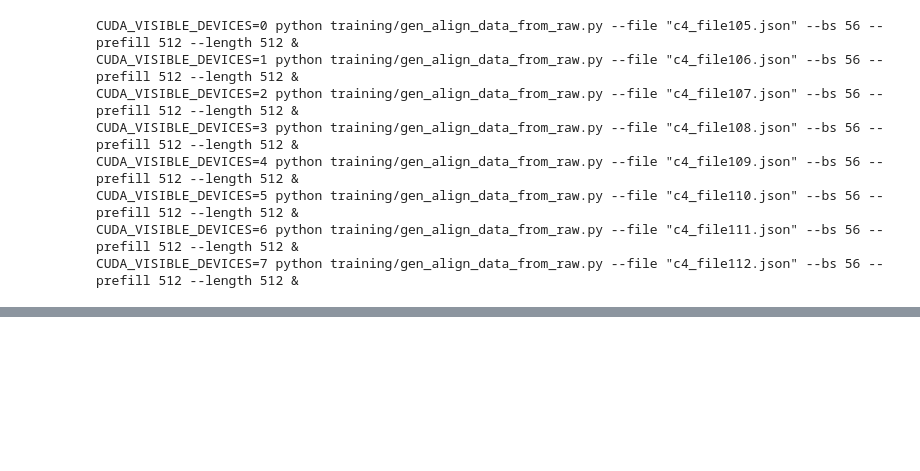
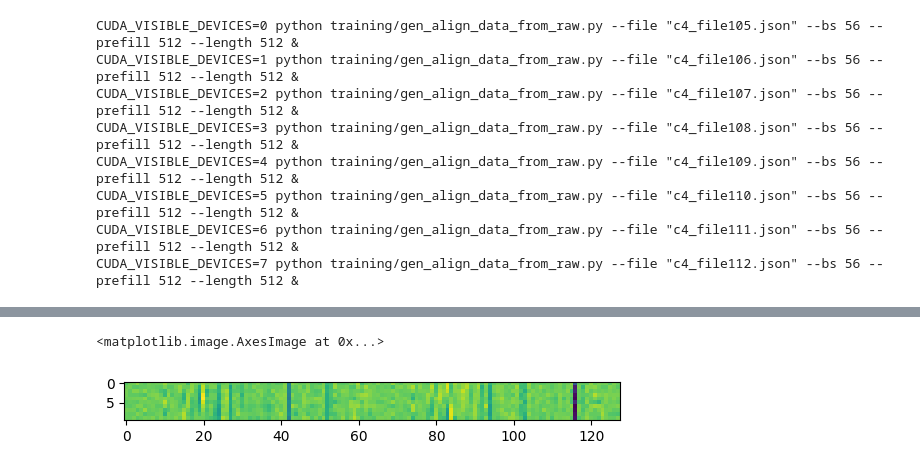
Before and after one commit to ranonrkm/TriForce-legacy, a Jupyter notebook: apps/test.ipynb, the cells around one changed output, grey strips where cells are left out. Saved outputs shown, nothing was run; the diff lists cells and outputs as text; code cells hidden in the pictures; blank space fills up the shorter version.

```diff
--- a/apps/test.ipynb
+++ b/apps/test.ipynb
@@ -47,0 +468,6 @@ dataset = load_dataset("Open-Orca/OpenOrca", split = "train", cache_dir = dir_pa
+# %%
+target_cache.key_cache[-1][0].view(32, 10, 5, 128).mean(dim=-2).shape
+plt.imshow(target_cache.key_cache[-1][0].view(32, 10, 5, 128).mean(dim=-2)[-1].cpu().detach().numpy())
+# %% [output]
+<matplotlib.image.AxesImage at 0x...>
+[figure, added]
```
Also changed, not shown: parts of 56 cells of this notebook, 26 other files.
